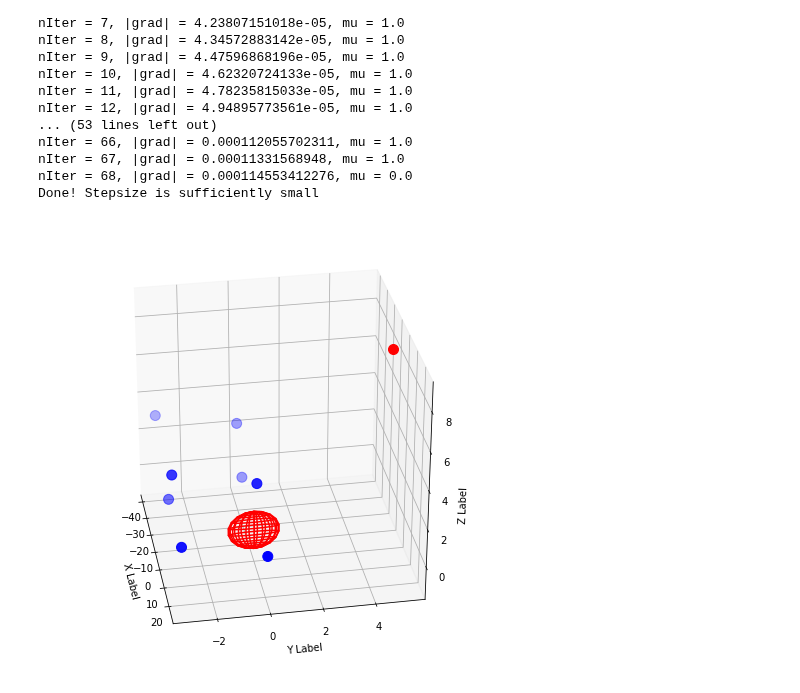
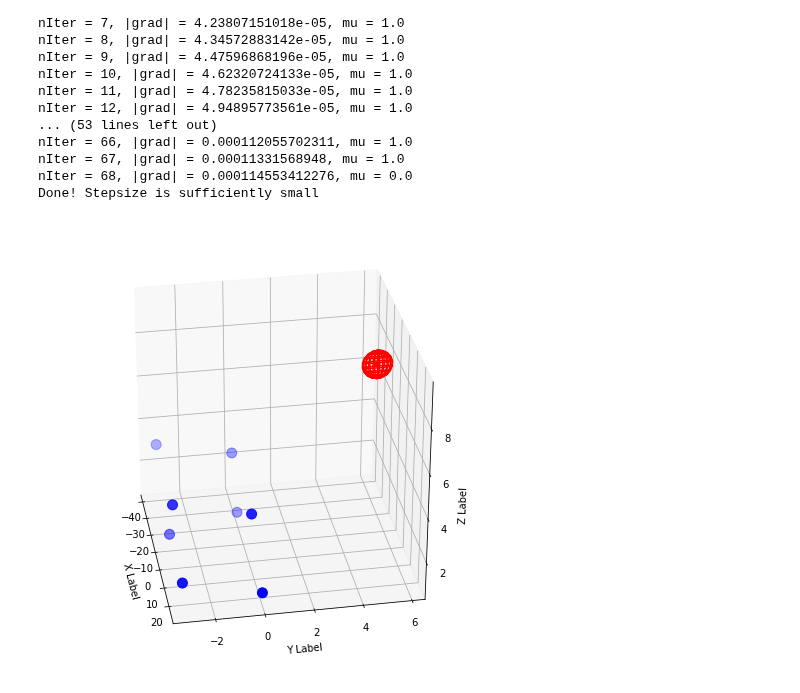
Before and after one commit to longle2718/audio_loc, a Jupyter notebook: python/main.ipynb, the cells around one changed output. Drawn from its saved outputs; the diff is of its cells as text; code cells hidden in the pictures.

```diff
--- a/python/main.ipynb
+++ b/python/main.ipynb
@@ -166,6 +166,7 @@ nIter = 67, |grad| = 0.00011331568948, mu = 1.0
 nIter = 68, |grad| = 0.000114553412276, mu = 0.0
 Done! Stepsize is sufficiently small
 # %%
+# Refs: TRTimage.py from mpop
 def fig2data ( fig ):
     """
     @brief Convert a Matplotlib figure to a 4D numpy array with RGBA channels and return it
@@ -175,46 +176,40 @@ def fig2data ( fig ):
     # draw the renderer
     fig.canvas.draw ( )
 
     # Get the RGBA buffer from the figure
     w,h = fig.canvas.get_width_height()
     buf = np.fromstring ( fig.canvas.tostring_argb(), dtype=np.uint8 )
-    buf.shape = ( w, h, 4 )
+    buf.shape = ( w, h, 4 ) # quick reshape
 
     # canvas.tostring_argb give pixmap in ARGB mode. Roll the ALPHA channel to have it in RGBA mode
     buf = np.roll ( buf, 3, axis = 2 )
     return buf
 
 def draw_ball(axes,cen,rad):
     u, v = np.mgrid[0:2*np.pi:20j, 0:np.pi:10j]
-    x = np.cos(u)*np.sin(v)
-    y = np.sin(u)*np.sin(v)
-    z = np.cos(v)
+    x = rad*np.cos(u)*np.sin(v)
+    y = rad*np.sin(u)*np.sin(v)
+    z = rad*np.cos(v)
     axes.plot_wireframe(cen[0]+x,cen[1]+y,cen[2]+z,color="r")
 
 fig = plt.figure(figsize=(8,8))
 axes = fig.gca(projection='3d')
 axes.scatter(micsloc[:,0],micsloc[:,1],micsloc[:,2],s=100,c='b')
-axes.scatter(loc[0],loc[1],loc[2],s=100,c='r')
-draw_ball(axes,[0,0,0],err*50)
+axes.scatter(loc[0],loc[1],loc[2],c='r')
+draw_ball(axes,loc,err*50)
 axes.set_xlabel('X Label')
 axes.set_ylabel('Y Label')
 axes.set_zlabel('Z Label')
 
 images = []
 for angle in range(0,360,10):
     axes.view_init(30, angle)
     imData = fig2data(fig)
     w,h,d = imData.shape
     im = PIL_Image.frombytes('RGBA',(w,h),imData)
     images.append(im)
-    '''
-    with BytesIO() as fid:
-        plt.savefig(fid,format='tif')
-        fid.seek(0)
-        imData = fid.read()
-    '''
 # %% [output]
-[figure, old version]
+[figure, new version]
 # %%
 # sanity checks
 size = fig.get_size_inches()*fig.dpi # size in pixels
```
Also changed, not shown: parts of 4 cells of this notebook.
